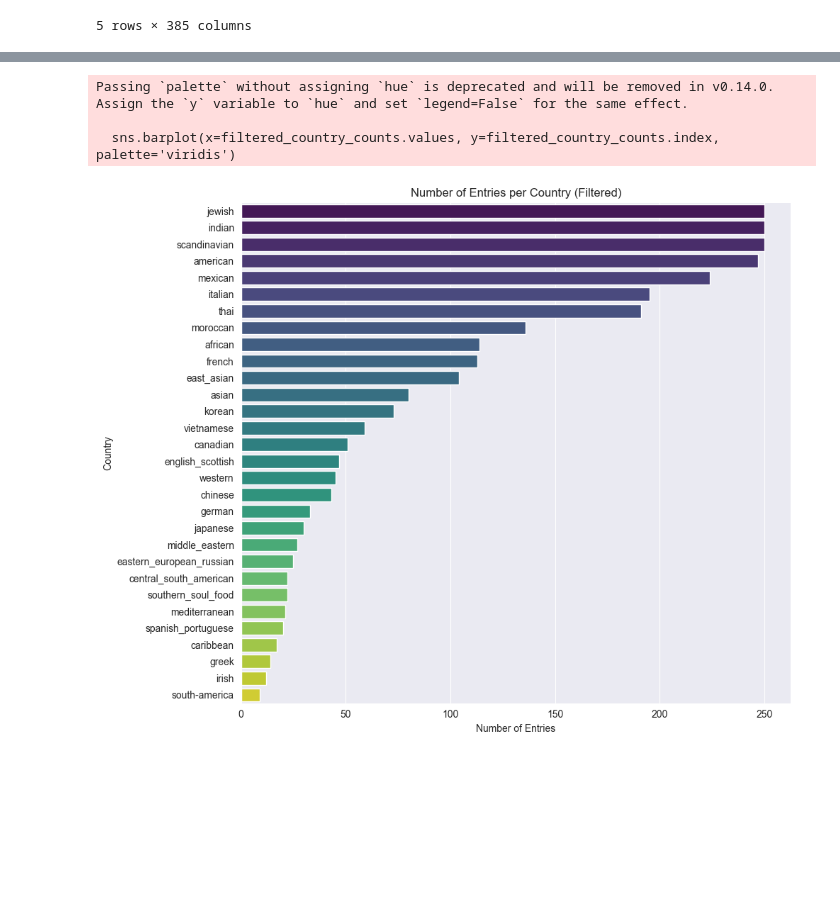
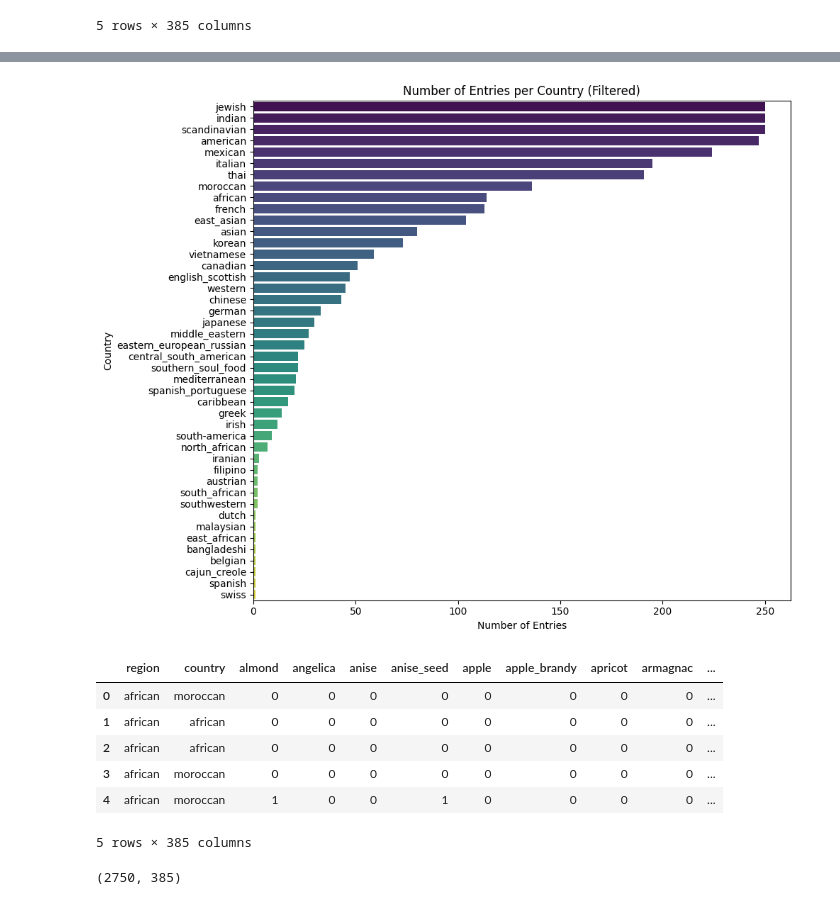
Before and after one commit to leerkin/recipe_generator_capstone, a Jupyter notebook: Flavour Network.ipynb, the cells around one changed output, grey strips where cells are left out. Cells and saved outputs as stored; diff of their text form; code cells hidden in the pictures; blank space fills up the shorter version.

```diff
--- a/Flavour Network.ipynb
+++ b/Flavour Network.ipynb
@@ -10,14 +10,14 @@ file_path = 'data/flavor_network_data/scirep-cuisines-detail/map.txt'
 mapping = pd.read_csv(file_path, delimiter='\t', header=None, names=['Country', 'Region'])
 
 # Clean the data
-mapping['Country'] = data['Country'].str.strip()
-mapping['Region'] = data['Region'].str.strip()
+mapping['Country'] = mapping['Country'].str.strip()
+mapping['Region'] = mapping['Region'].str.strip()
 
 # Get unique regions and countries
-unique_regions = data['Region'].unique()
-unique_countries = data['Country'].unique()
+unique_regions = mapping['Region'].unique()
+unique_countries = mapping['Country'].unique()
 
-regions_countries = data.groupby('Region')['Country'].apply(list).reset_index()
+regions_countries = mapping.groupby('Region')['Country'].apply(list).reset_index()
 # %%
 regions_countries.head(15)
 # %% [output]
@@ -268,35 +256,46 @@ from sklearn.utils import resample
 min_class_size = ingredients_df['region'].value_counts().min()
 
 # Separate each class into individual DataFrames
 dfs = [df for _, df in ingredients_df.groupby('region')]
 
 # Resample each class to the size of the smallest class
 balanced_dfs = [resample(df, replace=False, n_samples=min_class_size, random_state=42) for df in dfs]
 
 # Combine the resampled DataFrames
 balanced_df = pd.concat(balanced_dfs, ignore_index=True)
 
 # List of countries to retain
-countries_to_retain = balanced_df['country'].value_counts().index[:30]  # Adjust the number based on your requirements
+countries_to_retain = balanced_df['country'].value_counts().index[:50]  # Adjust the number based on your requirements
 
 # Filter the DataFrame to retain only the specified countries
 filtered_df = balanced_df[balanced_df['country'].isin(countries_to_retain)]
 
 # Verify the new counts
 filtered_country_counts = filtered_df['country'].value_counts()
 
 # Plot the data
 plt.figure(figsize=(10, 8))
 sns.barplot(x=filtered_country_counts.values, y=filtered_country_counts.index, palette='viridis')
 plt.title('Number of Entries per Country (Filtered)')
 plt.xlabel('Number of Entries')
 plt.ylabel('Country')
 plt.tight_layout()
 
 # Display the plot
 plt.show()
 # %% [output]
-Passing `palette` without assigning `hue` is deprecated and will be removed in v0.14.0. Assign the `y` variable to `hue` and set `legend=False` for the same effect.
-
-  sns.barplot(x=filtered_country_counts.values, y=filtered_country_counts.index, palette='viridis')
-[figure, old version]
+[figure, new version]
+# %%
+filtered_df.head()
+# %% [output]
+|  | region | country | almond | angelica | anise | anise_seed | apple | apple_brandy | apricot | armagnac | ... |
+| 0 | african | moroccan | 0 | 0 | 0 | 0 | 0 | 0 | 0 | 0 | ... |
+| 1 | african | african | 0 | 0 | 0 | 0 | 0 | 0 | 0 | 0 | ... |
+| 2 | african | african | 0 | 0 | 0 | 0 | 0 | 0 | 0 | 0 | ... |
+| 3 | african | moroccan | 0 | 0 | 0 | 0 | 0 | 0 | 0 | 0 | ... |
+| 4 | african | moroccan | 1 | 0 | 0 | 1 | 0 | 0 | 0 | 0 | ... |
+5 rows × 385 columns
+# %%
+filtered_df.shape
+# %% [output]
+(2750, 385)
```
Also changed, not shown: parts of 7 cells of this notebook, 1 other file.
